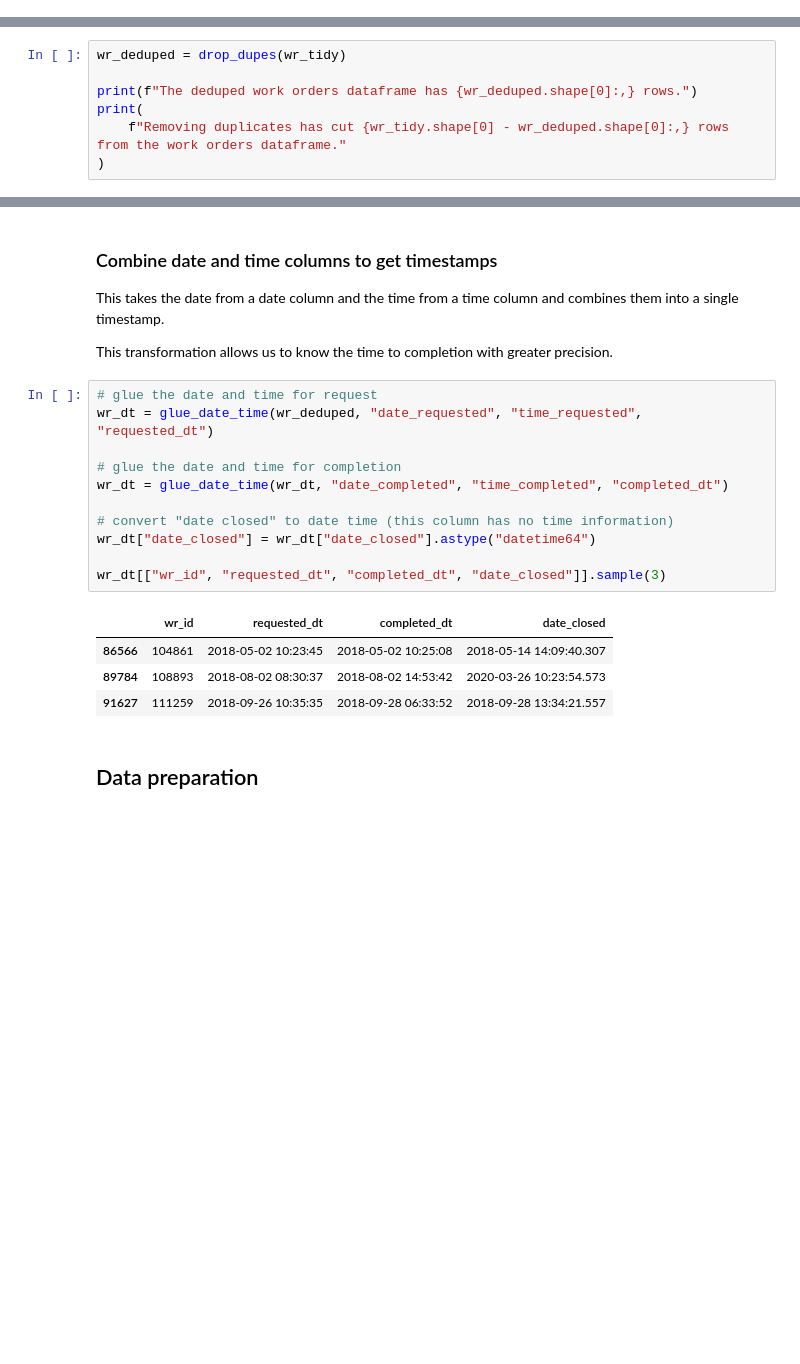
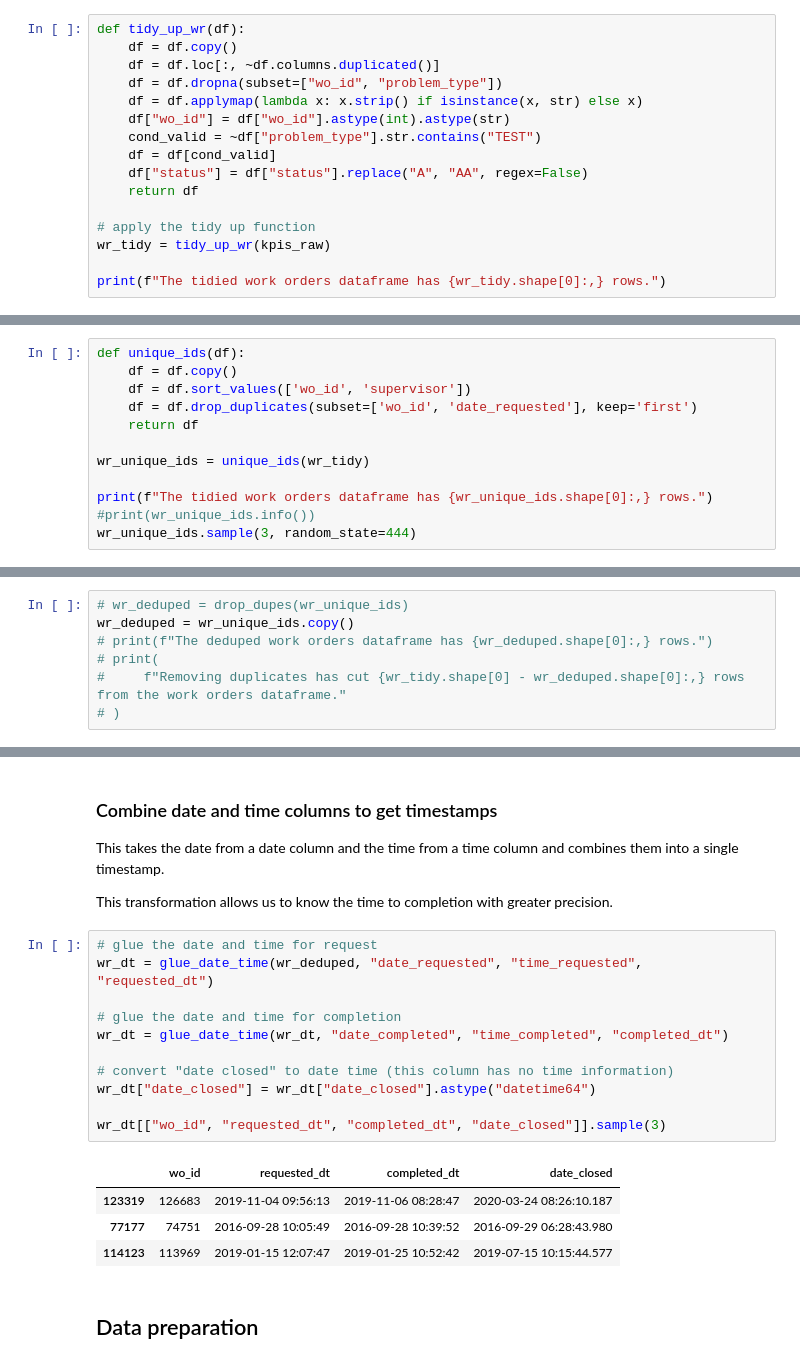
Before and after one commit to department-of-general-services/KPI_central, a Jupyter notebook: FMD_scorecard.ipynb, the cells around one changed output, grey strips where cells are left out. Drawn from its saved outputs; the diff is of its cells as text; blank space fills up the shorter version.

```diff
--- a/FMD_scorecard.ipynb
+++ b/FMD_scorecard.ipynb
@@ -49,0 +66,16 @@ The tidied work orders dataframe has 103,204 rows.
+# %%
+def tidy_up_wr(df):
+    df = df.copy()
+    df = df.loc[:, ~df.columns.duplicated()]
+    df = df.dropna(subset=["wo_id", "problem_type"])
+    df = df.applymap(lambda x: x.strip() if isinstance(x, str) else x)
+    df["wo_id"] = df["wo_id"].astype(int).astype(str)
+    cond_valid = ~df["problem_type"].str.contains("TEST")
+    df = df[cond_valid]
+    df["status"] = df["status"].replace("A", "AA", regex=False)
+    return df
+
+# apply the tidy up function
+wr_tidy = tidy_up_wr(kpis_raw)
+
+print(f"The tidied work orders dataframe has {wr_tidy.shape[0]:,} rows.")
@@ -49,0 +86,12 @@ The tidied work orders dataframe has 103,204 rows.
+# %%
+def unique_ids(df):
+    df = df.copy()
+    df = df.sort_values(['wo_id', 'supervisor'])
+    df = df.drop_duplicates(subset=['wo_id', 'date_requested'], keep='first')
+    return df
+
+wr_unique_ids = unique_ids(wr_tidy)
+
+print(f"The tidied work orders dataframe has {wr_unique_ids.shape[0]:,} rows.")
+#print(wr_unique_ids.info())
+wr_unique_ids.sample(3, random_state=444)
@@ -51,9 +105,9 @@ The tidied work orders dataframe has 103,204 rows.
 ### Remove duplicate work orders
 Removes rows where technician says WR is a duplicate in the description, and the status is "Canceled", "Closed", or "Rejected".
 # %%
-wr_deduped = drop_dupes(wr_tidy)
-
-print(f"The deduped work orders dataframe has {wr_deduped.shape[0]:,} rows.")
-print(
-    f"Removing duplicates has cut {wr_tidy.shape[0] - wr_deduped.shape[0]:,} rows from the work orders dataframe."
-)
+# wr_deduped = drop_dupes(wr_unique_ids)
+wr_deduped = wr_unique_ids.copy()
+# print(f"The deduped work orders dataframe has {wr_deduped.shape[0]:,} rows.")
+# print(
+#     f"Removing duplicates has cut {wr_tidy.shape[0] - wr_deduped.shape[0]:,} rows from the work orders dataframe."
+# )
@@ -68,19 +119,19 @@ This transformation allows us to know the time to completion with greater precis
 # %%
 # glue the date and time for request
 wr_dt = glue_date_time(wr_deduped, "date_requested", "time_requested", "requested_dt")
 
 # glue the date and time for completion
 wr_dt = glue_date_time(wr_dt, "date_completed", "time_completed", "completed_dt")
 
 # convert "date closed" to date time (this column has no time information)
 wr_dt["date_closed"] = wr_dt["date_closed"].astype("datetime64")
 
-wr_dt[["wr_id", "requested_dt", "completed_dt", "date_closed"]].sample(3)
+wr_dt[["wo_id", "requested_dt", "completed_dt", "date_closed"]].sample(3)
 # %% [output]
-|  | wr_id | requested_dt | completed_dt | date_closed |
-| 86566 | 104861 | 2018-05-02 10:23:45 | 2018-05-02 10:25:08 | 2018-05-14 14:09:40.307 |
-| 89784 | 108893 | 2018-08-02 08:30:37 | 2018-08-02 14:53:42 | 2020-03-26 10:23:54.573 |
-| 91627 | 111259 | 2018-09-26 10:35:35 | 2018-09-28 06:33:52 | 2018-09-28 13:34:21.557 |
+|  | wo_id | requested_dt | completed_dt | date_closed |
+| 123319 | 126683 | 2019-11-04 09:56:13 | 2019-11-06 08:28:47 | 2020-03-24 08:26:10.187 |
+| 77177 | 74751 | 2016-09-28 10:05:49 | 2016-09-28 10:39:52 | 2016-09-29 06:28:43.980 |
+| 114123 | 113969 | 2019-01-15 12:07:47 | 2019-01-25 10:52:42 | 2019-07-15 10:15:44.577 |
 # %% [markdown]
 ## Data preparation
 # %% [markdown]
```
Also changed, not shown: parts of 8 cells of this notebook.
